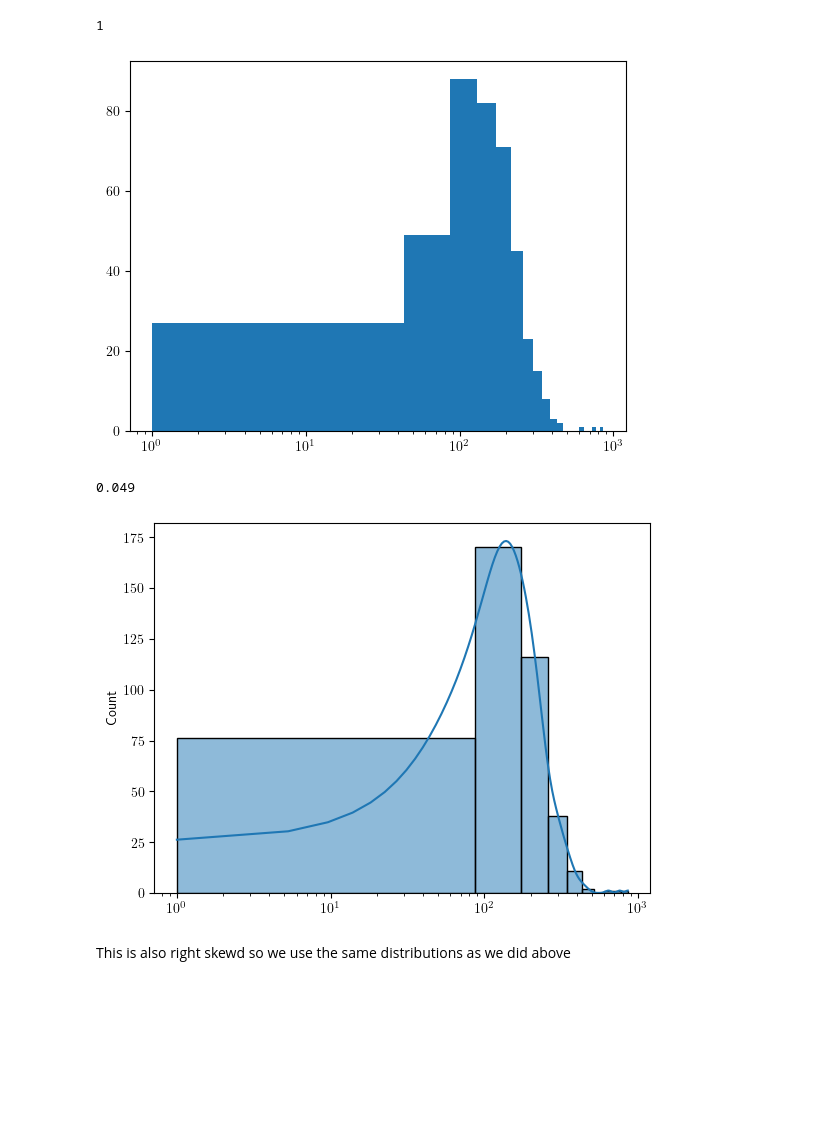
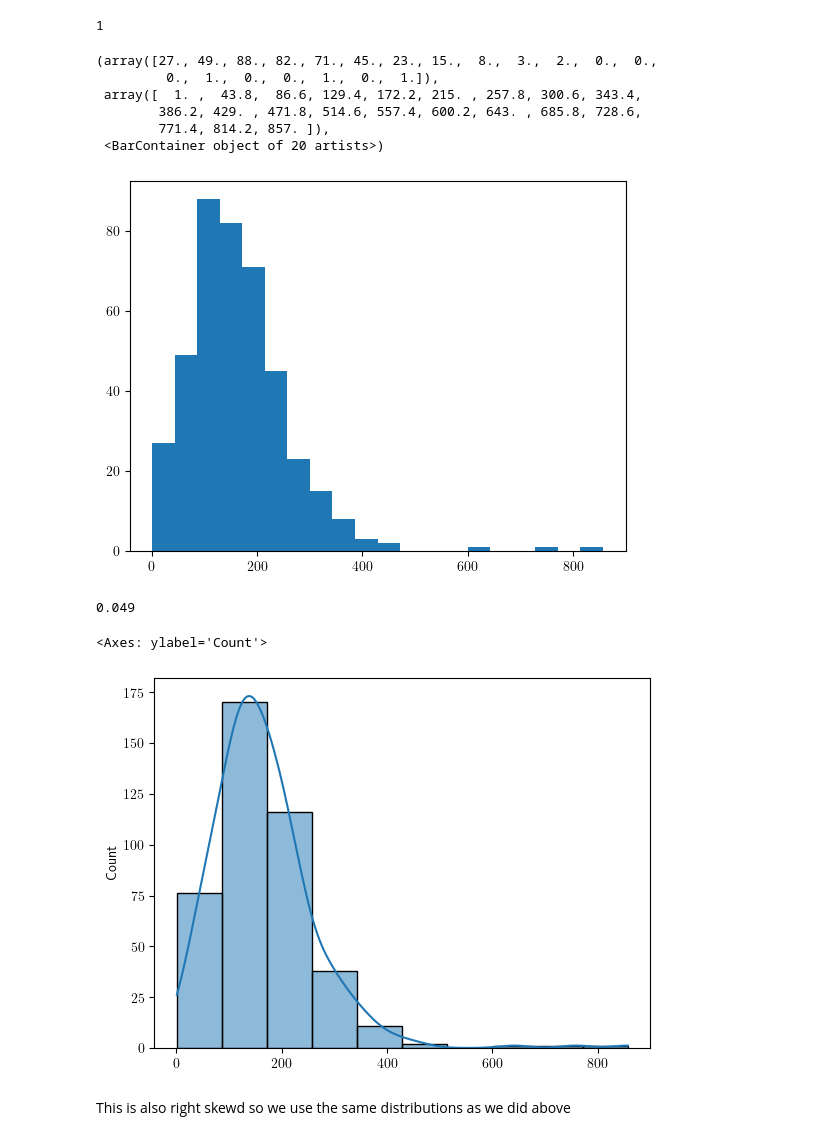
Before and after one commit to LFD103108/lovecraft, a Jupyter notebook: notebooks/05_text_analysis.ipynb, the cells around one changed output. Saved outputs shown, nothing was run; the diff lists cells and outputs as text; code cells hidden in the pictures; blank space fills up the shorter version.

```diff
--- a/notebooks/05_text_analysis.ipynb
+++ b/notebooks/05_text_analysis.ipynb
@@ -394,9 +394,15 @@ print(min(cthulhu_lens))
 1
 # %%
 plt.hist(cthulhu_lens, bins = 20)
-plt.xscale('log')
+#plt.xscale('log')
 # %% [output]
+(array([27., 49., 88., 82., 71., 45., 23., 15.,  8.,  3.,  2.,  0.,  0.,
+         0.,  1.,  0.,  0.,  1.,  0.,  1.]),
+ array([  1. ,  43.8,  86.6, 129.4, 172.2, 215. , 257.8, 300.6, 343.4,
+        386.2, 429. , 471.8, 514.6, 557.4, 600.2, 643. , 685.8, 728.6,
+        771.4, 814.2, 857. ]),
+ <BarContainer object of 20 artists>)
-[figure, old version]
+[figure, new version]
 # %%
 def statiscal_precision(story_lenght):
     N = len(story_lenght)
@@ -408,9 +414,10 @@ statiscal_precision(cthulhu_lens)
 0.049
 # %%
 sns.histplot(cthulhu_lens,bins = 10, kde = True)
-plt.xscale('log')
+#plt.xscale('log')
 # %% [output]
+<Axes: ylabel='Count'>
-[figure, old version]
+[figure, new version]
 # %% [markdown]
 This is also right skewd so we use the same distributions as we did above
 # %%
```
Also changed, not shown: parts of 29 cells of this notebook, 1 other file.
